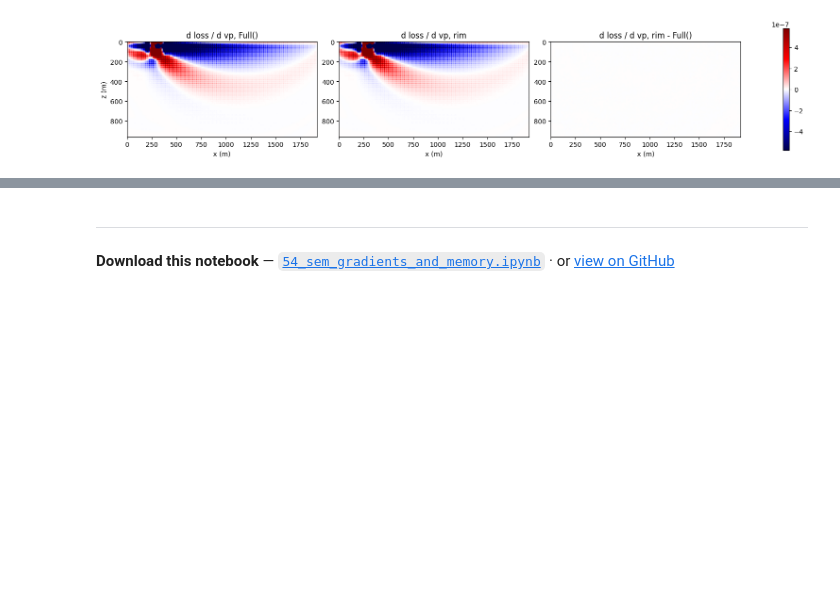
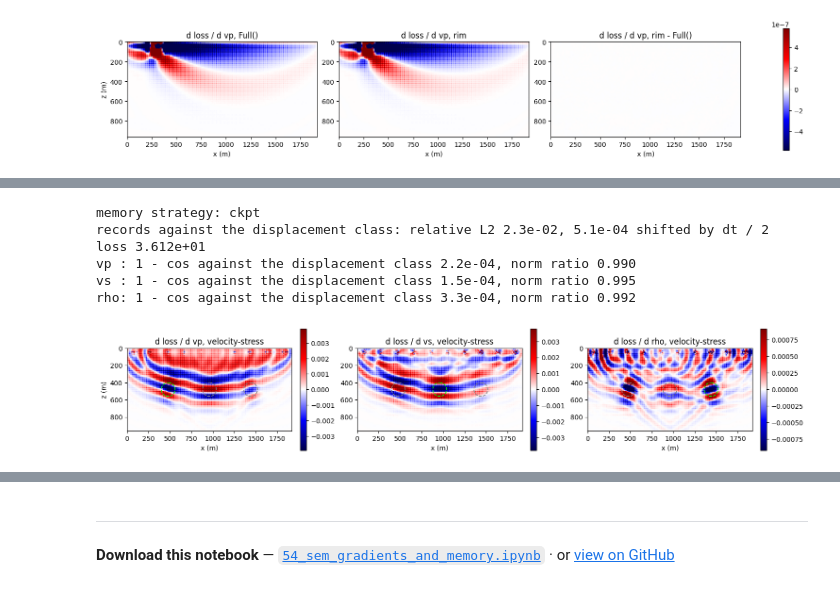
Before and after one commit to DeepWave-KAUST/sweep, a Jupyter notebook: docs/notebooks/54_sem_gradients_and_memory.ipynb, the cells around one changed output, grey strips where cells are left out. Cells and saved outputs as stored; diff of their text form; code cells hidden in the pictures; blank space fills up the shorter version.

```diff
--- a/docs/notebooks/54_sem_gradients_and_memory.ipynb
+++ b/docs/notebooks/54_sem_gradients_and_memory.ipynb
@@ -329,0 +417,50 @@ Next: [SEM basics · 6 — water over an elastic sea floor](../55_sem_fluid_soli
+# %%
+from sweep.sem.equations import ElasticVSSEM2DDeformed
+
+
+def make_vs_solver(impl, memory):
+    return PropSEM(ElasticVSSEM2DDeformed, shape=shape, dh=dh, dt=dt, n_order=n_order,
+                   abcn=20, f_dominant=f0, source_type=['sxx', 'szz'],
+                   receiver_type=['vx', 'vz'], impl=impl, memory=memory, device=device)
+
+
+vs_solver = make_vs_solver(impl, None)
+print('memory strategy:', vs_solver.memory_strategy)
+with torch.no_grad():
+    observed_vs = vs_solver(wavelet, sources, receivers, models=true)
+nf = 4 * nt
+half_step = np.exp(1j * np.pi * np.fft.rfftfreq(nf, dt) * dt)[None, :, None, None]
+shifted = np.fft.irfft(np.fft.rfft(observed_vs.double().cpu().numpy(), nf, axis=1) * half_step,
+                       nf, axis=1)[:, :nt]
+ref = observed.double().cpu().numpy()
+print('records against the displacement class: relative L2 %.1e, %.1e shifted by dt / 2'
+      % (float((observed_vs - observed).norm() / observed.norm()),
+         np.linalg.norm(shifted - ref) / np.linalg.norm(ref)))
+loss_vs, grads_vs = gradient(vs_solver, obs=observed_vs)
+print('loss %.3e' % loss_vs)
+for name, a, b in zip(('vp', 'vs', 'rho'), grads, grads_vs):
+    a, b = a.double().flatten(), b.double().flatten()
+    print(f'{name:3s}: 1 - cos against the displacement class {1 - float(a @ b / a.norm() / b.norm()):.1e}, '
+          f'norm ratio {float(b.norm() / a.norm()):.3f}')
+
+fig, axes = plt.subplots(1, 3, figsize=(15, 3.3), constrained_layout=True)
+for ax, g, name in zip(axes, grads_vs, ['vp', 'vs', 'rho']):
+    g = g.cpu().numpy()
+    lim = np.percentile(np.abs(g[12:][g[12:] != 0]), 98)     # below the acquisition rows
+    im = ax.imshow(g, cmap='seismic', vmin=-lim, vmax=lim,
+                   extent=[0, (shape[1] - 1) * dh, (shape[0] - 1) * dh, 0])
+    for ix, c in zip((48, 96, 144), ('vp', 'vs', 'rho')):
+        ax.add_patch(plt.Circle((ix * dh, 480), 80, fill=False, ls='--',
+                                color='lime' if c == name else '0.5', lw=1.2))
+    ax.set_title(f'd loss / d {name}, velocity-stress'); ax.set_xlabel('x (m)')
+    fig.colorbar(im, ax=ax, shrink=0.8)
+axes[0].set_ylabel('z (m)')
+plt.show()
+# %% [output]
+memory strategy: ckpt
+records against the displacement class: relative L2 2.3e-02, 5.1e-04 shifted by dt / 2
+loss 3.612e+01
+vp : 1 - cos against the displacement class 2.2e-04, norm ratio 0.990
+vs : 1 - cos against the displacement class 1.5e-04, norm ratio 0.995
+rho: 1 - cos against the displacement class 3.3e-04, norm ratio 0.992
+[figure, added]
```
Also changed, not shown: parts of 9 cells of this notebook, 9 other files.
